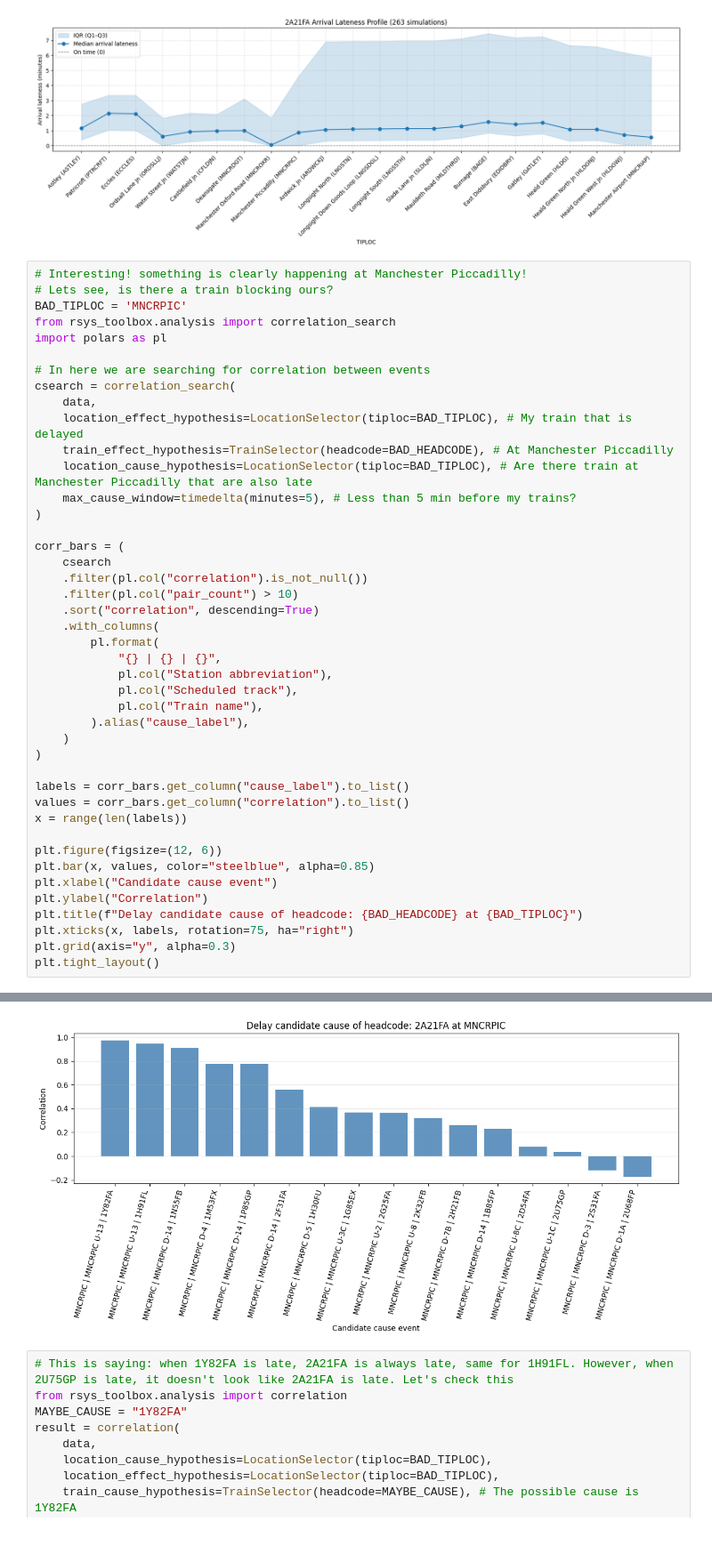
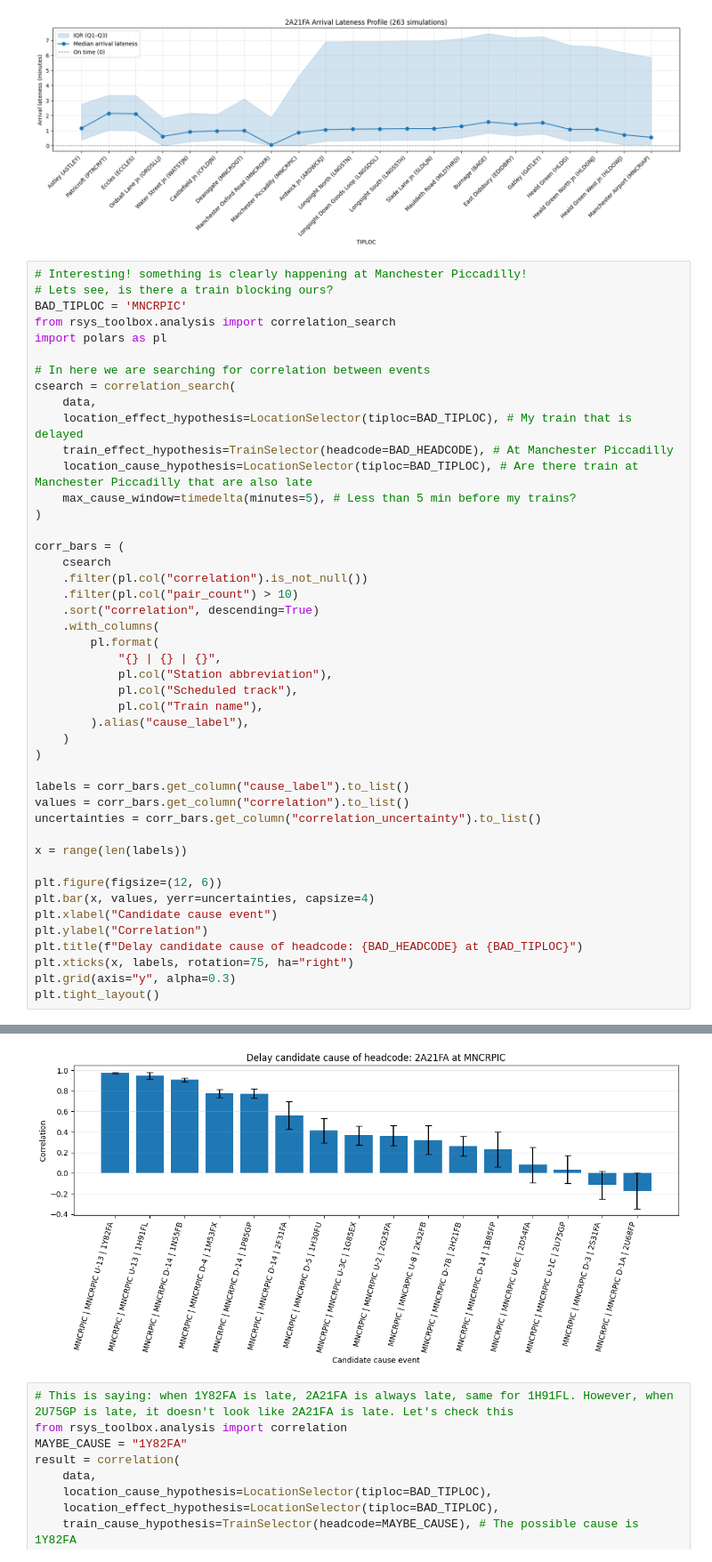
Before and after one commit to plasorak-nr/railsys-toolbox, a Jupyter notebook: examples/mia_analysis.ipynb, the cells around one changed output, grey strips where cells are left out. Shown at 89% size. Cells and saved outputs as stored; diff of their text form.

```diff
--- a/examples/mia_analysis.ipynb
+++ b/examples/mia_analysis.ipynb
@@ -152,35 +157,37 @@ csearch = correlation_search(
 
 corr_bars = (
     csearch
     .filter(pl.col("correlation").is_not_null())
     .filter(pl.col("pair_count") > 10)
     .sort("correlation", descending=True)
     .with_columns(
         pl.format(
             "{} | {} | {}",
             pl.col("Station abbreviation"),
             pl.col("Scheduled track"),
             pl.col("Train name"),
         ).alias("cause_label"),
     )
 )
 
 labels = corr_bars.get_column("cause_label").to_list()
 values = corr_bars.get_column("correlation").to_list()
+uncertainties = corr_bars.get_column("correlation_uncertainty").to_list()
+
 x = range(len(labels))
 
 plt.figure(figsize=(12, 6))
-plt.bar(x, values, color="steelblue", alpha=0.85)
+plt.bar(x, values, yerr=uncertainties, capsize=4)
 plt.xlabel("Candidate cause event")
 plt.ylabel("Correlation")
 plt.title(f"Delay candidate cause of headcode: {BAD_HEADCODE} at {BAD_TIPLOC}")
 plt.xticks(x, labels, rotation=75, ha="right")
 plt.grid(axis="y", alpha=0.3)
 plt.tight_layout()
 # %% [output]
 [interactive output not drawn]
 [interactive output not drawn]
-[figure, old version]
+[figure, new version]
 # %%
 # This is saying: when 1Y82FA is late, 2A21FA is always late, same for 1H91FL. However, when 2U75GP is late, it doesn't look like 2A21FA is late. Let's check this
 from rsys_toolbox.analysis import correlation
```
Also changed, not shown: parts of 4 cells of this notebook.
